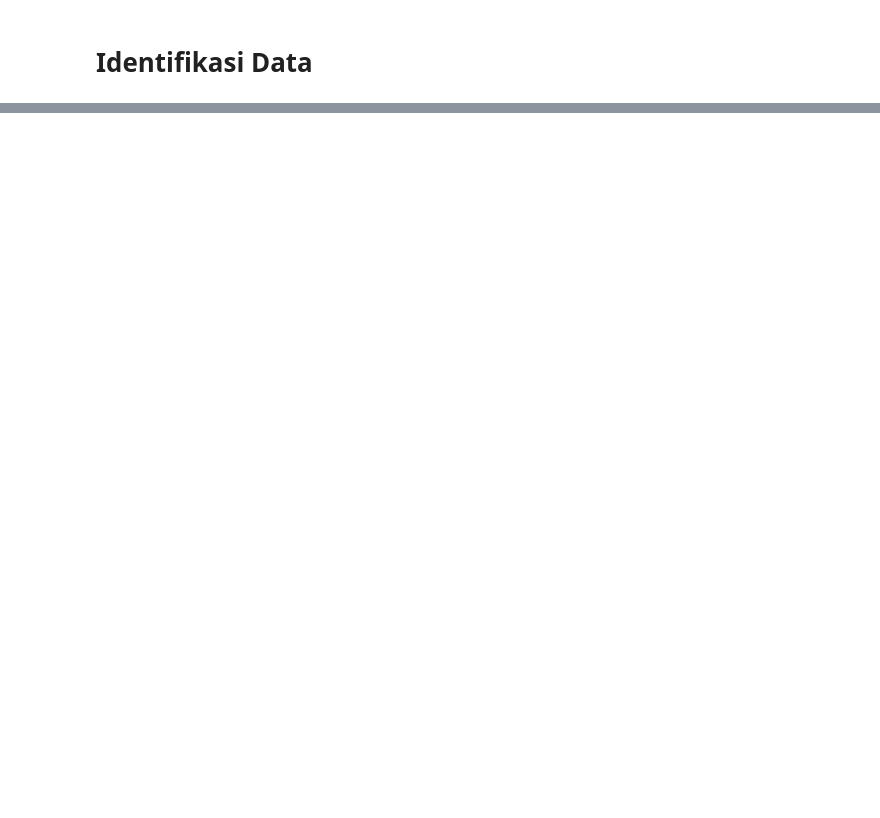
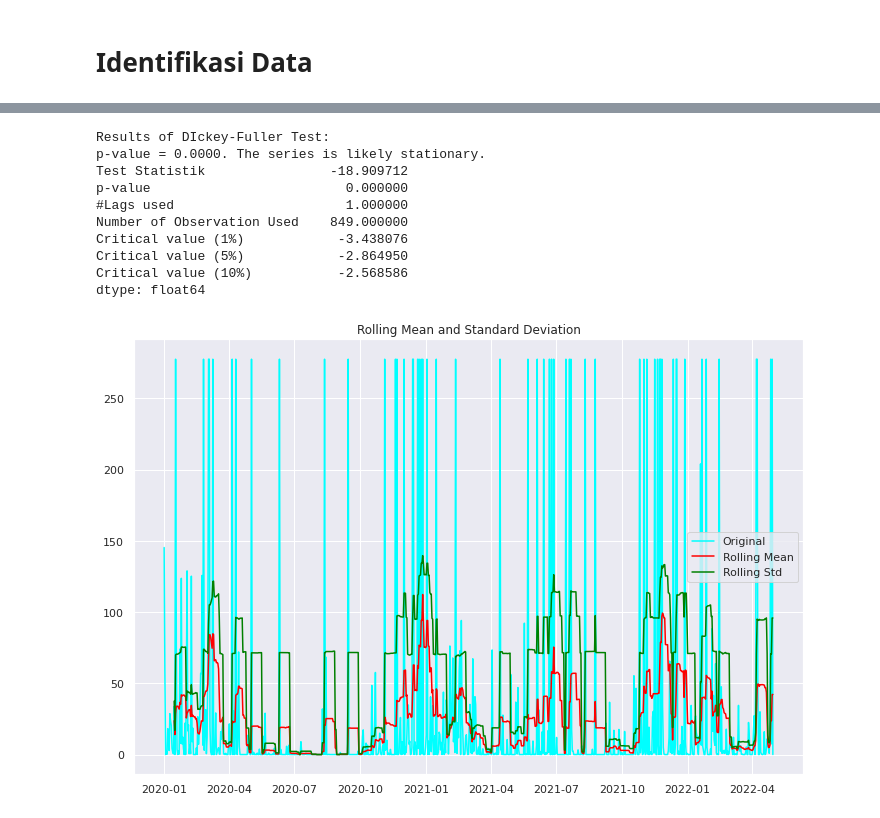
Before and after one commit to RyanB1303/curah_hujan, a Jupyter notebook: curah_hujan_predict_v1.ipynb, the cells around one changed output, grey strips where cells are left out. Saved outputs shown, nothing was run; the diff lists cells and outputs as text; code cells hidden in the pictures; blank space fills up the shorter version.

```diff
--- a/curah_hujan_predict_v1.ipynb
+++ b/curah_hujan_predict_v1.ipynb
@@ -144,5 +154,44 @@ df_predict_tahun_clean
 # %%
-# sarima model with avg_df_test
-from statsmodels.tsa.statespace.sarimax import SARIMAX
-s_mod = SARIMAX(avg_df_test['RR'],order=(1,1,0),seasonal_order=(0,0,0,1))
-prediksi_1 = s_mod.fit().predict()
+#uji augmented dickey fuller, menemukan mean standar deviasi
+# data tahun 2020 keatas
+from statsmodels.tsa.stattools import adfuller
+
+def test_stationarity(timeseries, window = 15, cutoff = 0.01):
+    rolmean = timeseries.rolling(window).mean()
+    rolstd = timeseries.rolling(window).std()
+    fig = plt.figure(figsize=(12, 8))
+    orig = plt.plot(timeseries, color='cyan', label='Original')
+    mean = plt.plot(rolmean, color='red', label='Rolling Mean')
+    std = plt.plot(rolstd, color='green', label='Rolling Std')
+    plt.legend(loc='best')
+    plt.title('Rolling Mean and Standard Deviation')
+    plt.show
+
+    print('Results of Dickey-Fuller Test: ')
+    dftest = adfuller(timeseries, autolag='AIC')
+    dfoutput = pd.Series(dftest[0:4], index=['Test Statistik','p-value',
+                                             '#Lags used','Number of Observation Used'])
+    for key, value in dftest[4].items():
+        dfoutput['Critical value (%s)' % key] = value
+
+    pvalue = dftest[1]
+    if pvalue < cutoff:
+        print('p-value = %.4f. The series is likely stationary.' % pvalue)
+    else:
+        print('p-value = %.4f. The series is likely not-stationary.' % pvalue)
+
+    print(dfoutput)
+# %%
+test_stationarity(df_rain_20['RR'])
+# %% [output]
+Results of DIckey-Fuller Test:
+p-value = 0.0000. The series is likely stationary.
+Test Statistik                -18.909712
+p-value                         0.000000
+#Lags used                      1.000000
+Number of Observation Used    849.000000
+Critical value (1%)            -3.438076
+Critical value (5%)            -2.864950
+Critical value (10%)           -2.568586
+dtype: float64
+[figure, added]
```
Also changed, not shown: parts of 43 cells of this notebook, 1 other file.
